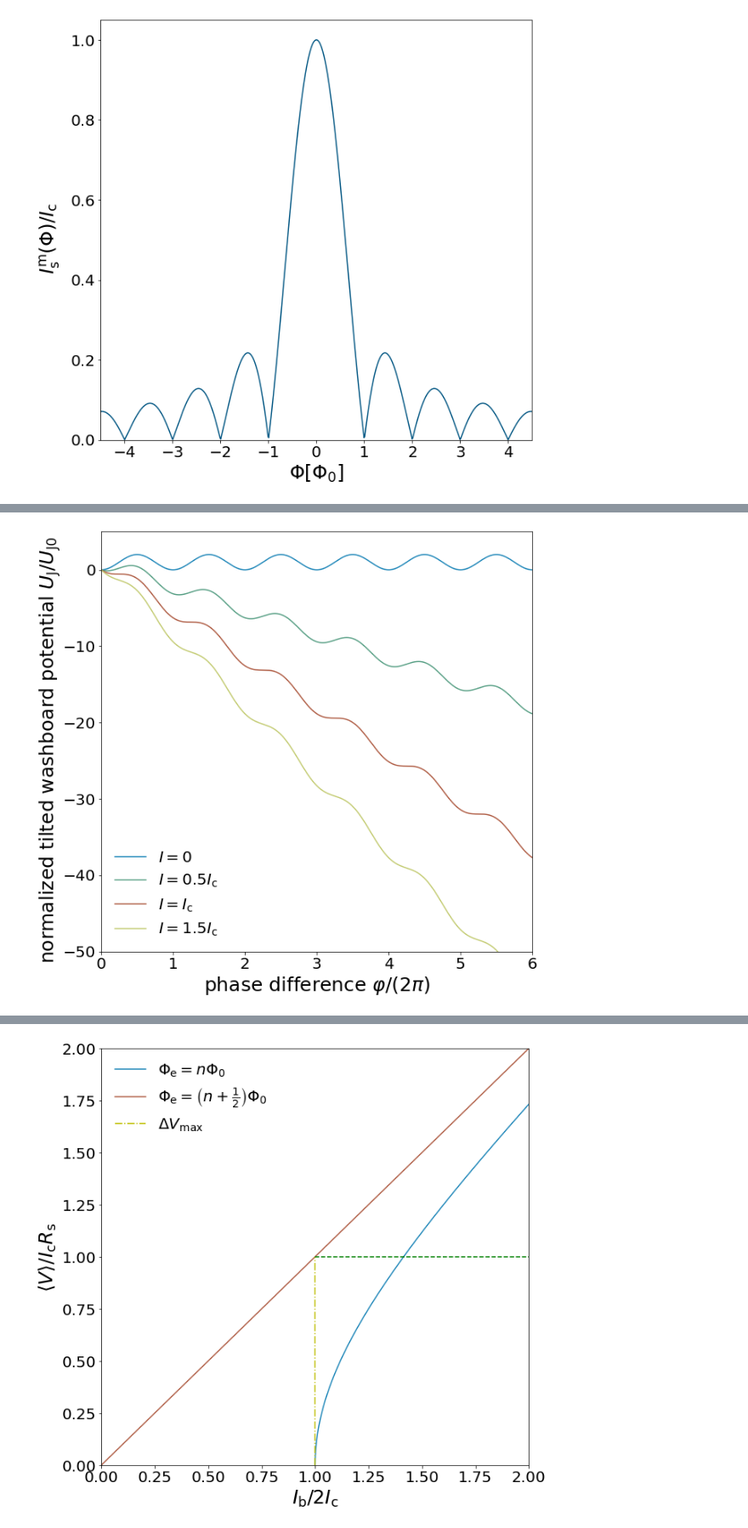
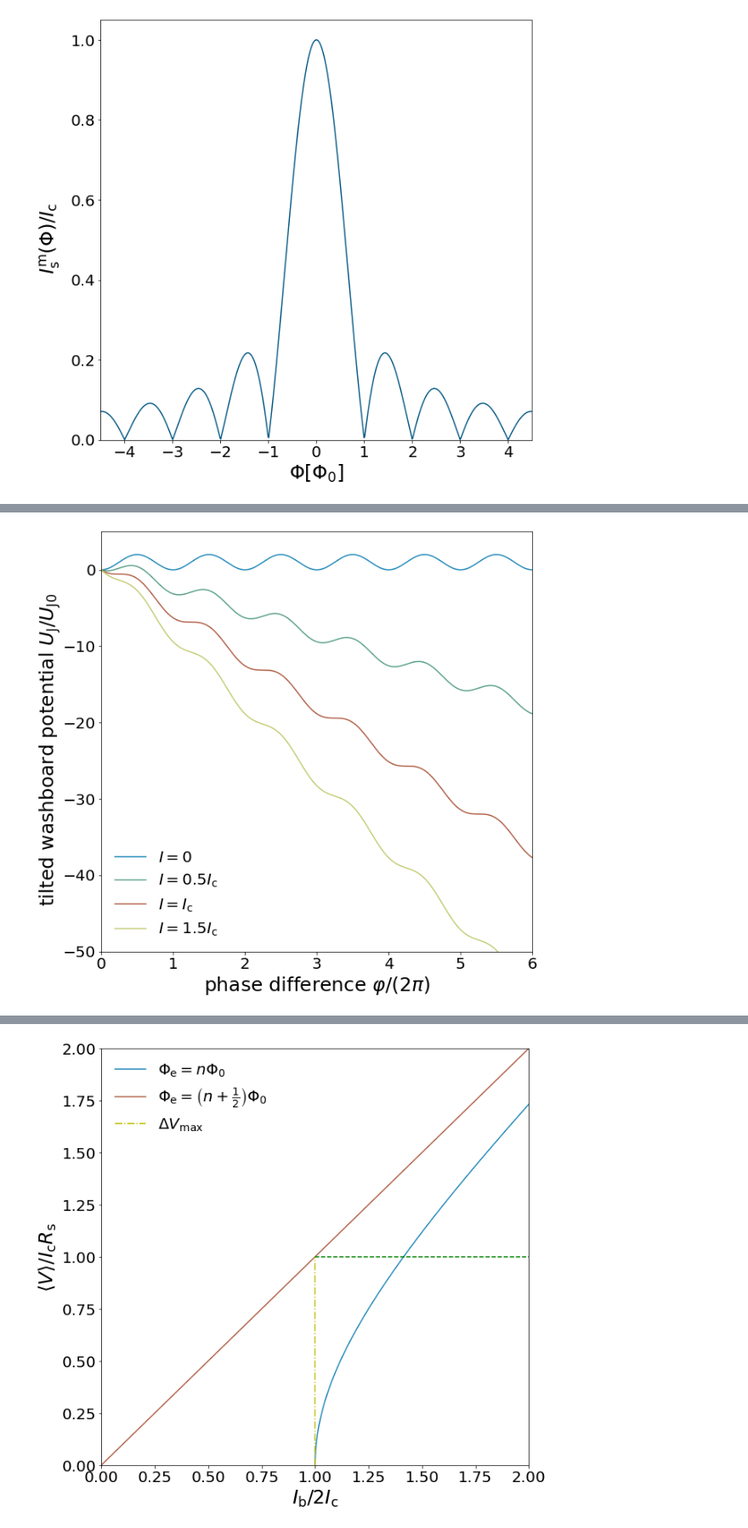
Before and after one commit to nkahne/Master-Thesis, a Jupyter notebook: Figures/literature_plots.ipynb, the cells around one changed output, grey strips where cells are left out. Shown at 85% size. Cells and saved outputs as stored; diff of their text form; code cells hidden in the pictures.

```diff
--- a/Figures/literature_plots.ipynb
+++ b/Figures/literature_plots.ipynb
@@ -51,35 +75,35 @@ plt.show()
 #washboard
 
 
 phi2=np.linspace(0,300,2000)
 def wash0(phi):
     return 1-np.cos(phi)#-1.5*phi
 
 def wash05(phi):
     return 1-np.cos(phi)-0.5*phi
 
 def wash1(phi):
     return 1-np.cos(phi)-1*phi
 
 def wash15(phi):
     return 1-np.cos(phi)-1.5*phi
 
 f, ax = plt.subplots()
 
 ax.plot(phi2/(2*np.pi), wash0(phi2), color='#1b85b8', label='$I=0$')
 ax.plot(phi2/(2*np.pi), wash05(phi2), color='#559e83', label=r'$I=0.5I_{\rm c}$')
 ax.plot(phi2/(2*np.pi), wash1(phi2), color='#ae5a41', label=r'$I=I_{\rm c}$')
 ax.plot(phi2/(2*np.pi), wash15(phi2), color='#c3cb71', label=r'$I=1.5I_{\rm c}$')
 ax.set_xlim(0,6)
 ax.set_xlabel(r'phase difference $\varphi/(2\pi)$')
 ax.set_ylim(-50,5)
 ax.yaxis.set_label_coords(-0.09, 0.48)
-ax.set_ylabel(r'normalized tilted washboard potential $U_{\rm J}/U_{\rm J0}$')
+ax.set_ylabel(r'tilted washboard potential $U_{\rm J}/U_{\rm J0}$')
 ax.legend(frameon=False)
 plt.savefig('washboard.pdf')
 plt.show()
 # %% [output]
-[figure, old version]
+[figure, new version]
 # %%
 phi_0 = 2e-15
 phi = np.linspace(-4,4,800)*2e-15
```
Also changed, not shown: parts of 6 cells of this notebook, 16 other files.
